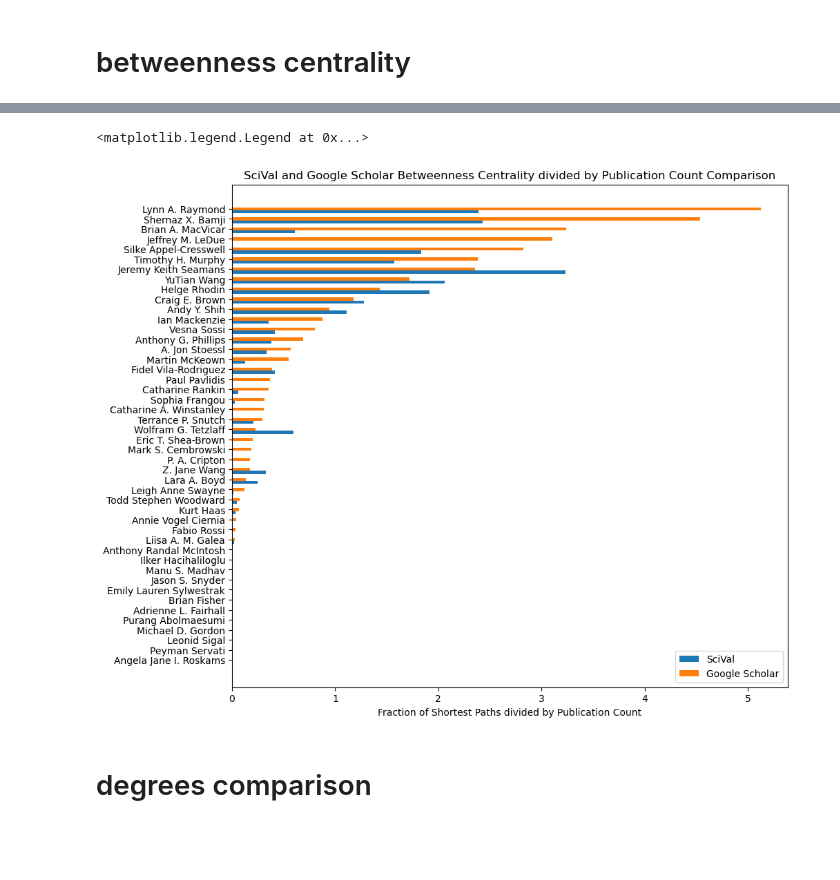
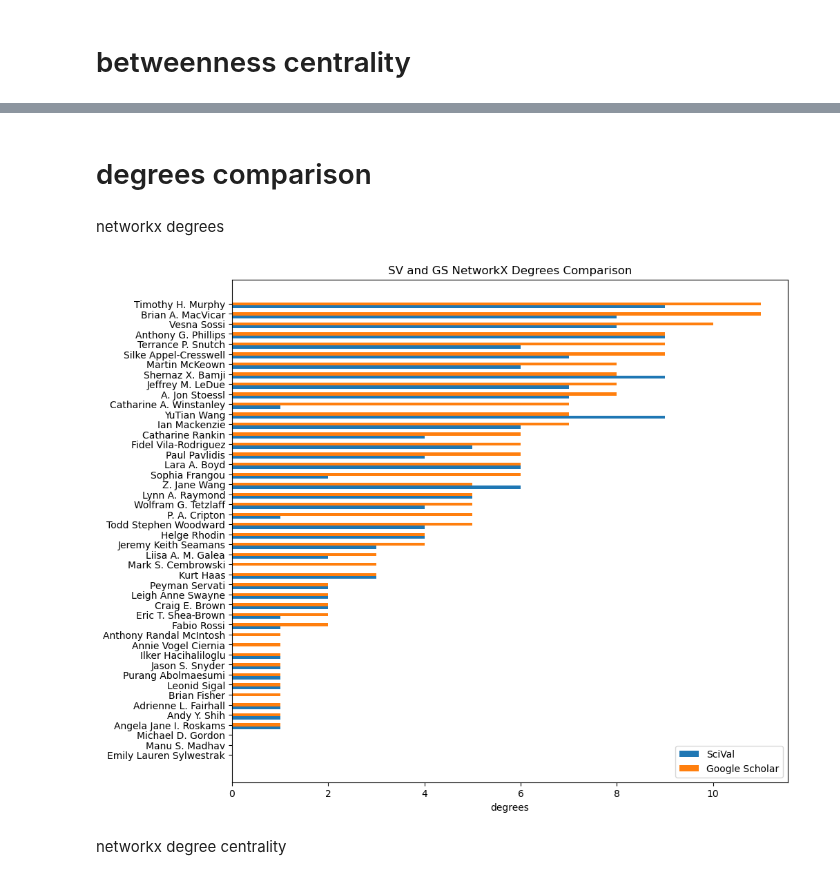
Before and after one commit to rainacao/scholar_metrics_scraper, a Jupyter notebook: authorlist comparisons/centrality.ipynb, the cells around one changed output, grey strips where cells are left out. Cells and saved outputs as stored; diff of their text form; code cells hidden in the pictures; blank space fills up the shorter version.

```diff
--- a/authorlist comparisons/centrality.ipynb
+++ b/authorlist comparisons/centrality.ipynb
@@ -447,43 +305,20 @@ ax.legend(loc='lower right')
-# %%
-centrality_df_adjusted = pd.DataFrame({
-    "Name":names,
-    "SciVal":scival_BC_adjusted,
-    "Google Scholar":gs_BC_adjusted,
-})
-
-ordered_df_unadjusted = centrality_df_adjusted.sort_values(by="Google Scholar", ascending=True)
-# print(ordered_df_unadjusted.head)
-
-species = ordered_df_unadjusted["Name"].to_list()
-penguin_means = {
-    'SciVal': ordered_df_unadjusted["SciVal"].to_list(),
-    'Google Scholar': ordered_df_unadjusted["Google Scholar"].to_list(),
-}
-
-x = np.arange(len(species))  # the label locations
-width = 0.3  # the width of the bars
-multiplier = 0
-
-fig, ax = plt.subplots(layout='constrained')
-
-fig.set_size_inches(10, 8)
-plt.title("Google Scholar Betweenness Centrality")
-
-for attribute, measurement in penguin_means.items():
-    offset = width * multiplier
-    rects = ax.barh(x + offset, measurement, width, label=attribute)
-    # if attribute=="Scival":
-    #     ax.bar_label(rects, padding=3, color = "blue")
-    # elif attribute=="Google Scholar":
-    #     ax.bar_label(rects, padding=3, color = "orange")
-    multiplier += 1
-
-ax.set_xlabel("Fraction of Shortest Paths divided by Publication Count")
-ax.set_title('SciVal and Google Scholar Betweenness Centrality divided by Publication Count Comparison')
-ax.set_yticks(x + width, labels=species)
-ax.legend(loc='lower right')
-# %% [output]
-<matplotlib.legend.Legend at 0x...>
-[figure, removed]
 # %% [markdown]
 # degrees comparison
+# %% [markdown]
+networkx degrees
+# %%
+sv_degrees_networkX = [len([n for n in sv_g.neighbors(node)]) for node in sv_g.nodes]
+gs_degrees_networkX = [len([n for n in gs_g.neighbors(node)]) for node in gs_g.nodes]
+# %%
+degree_df = pd.DataFrame({
+    "Name":sv_names,
+    "SciVal":sv_degrees_networkX,
+    "Google Scholar":gs_degrees_networkX,
+})
+
+ordered_df = degree_df.sort_values(by="Google Scholar", ascending=True)
+plot_comparison_graph(ordered_df, "SV and GS NetworkX Degrees Comparison", "degrees")
+# %% [output]
+[figure, added]
+# %% [markdown]
+networkx degree centrality
```
Also changed, not shown: parts of 46 cells of this notebook, 1 other file.
